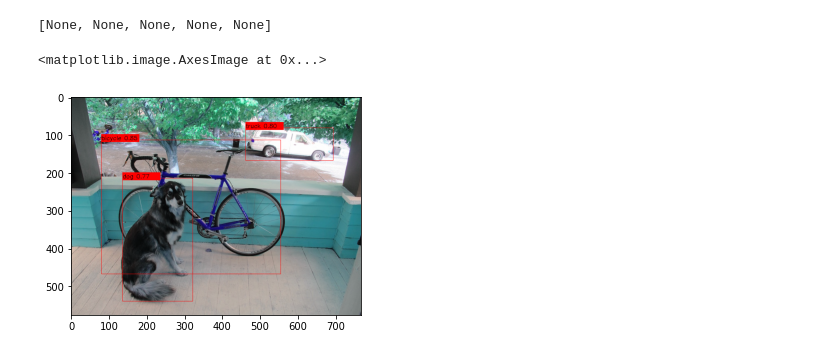
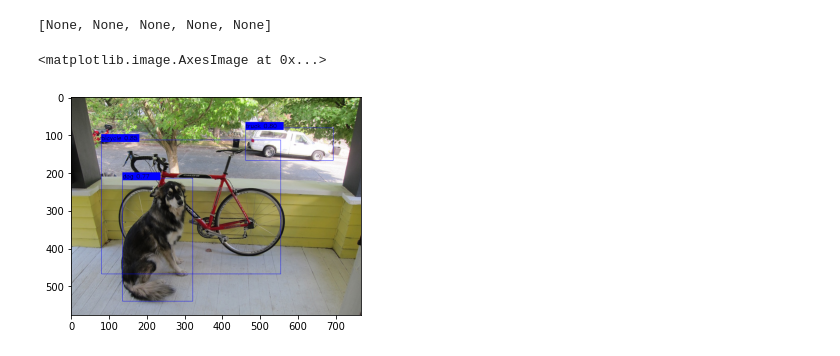
Before and after one commit to c-c-c-c/yolo_sample, a Jupyter notebook: yolo_colab.ipynb, the cells around one changed output. Saved outputs shown, nothing was run; the diff lists cells and outputs as text; code cells hidden in the pictures.

```diff
--- a/yolo_colab.ipynb
+++ b/yolo_colab.ipynb
@@ -145,7 +145,7 @@ list(map(lambda x: write(x, imgcv), result))
 # %%
 # TODO 枠の色を変える
 imgcv_origin4show = cv2.cvtColor( imgcv, cv2.COLOR_BGR2RGB)
-plt.imshow(imgcv)
+plt.imshow(imgcv_origin4show)
 # %% [output]
 <matplotlib.image.AxesImage at 0x...>
-[figure, old version]
+[figure, new version]
```
Also changed, not shown: parts of 4 cells of this notebook.
